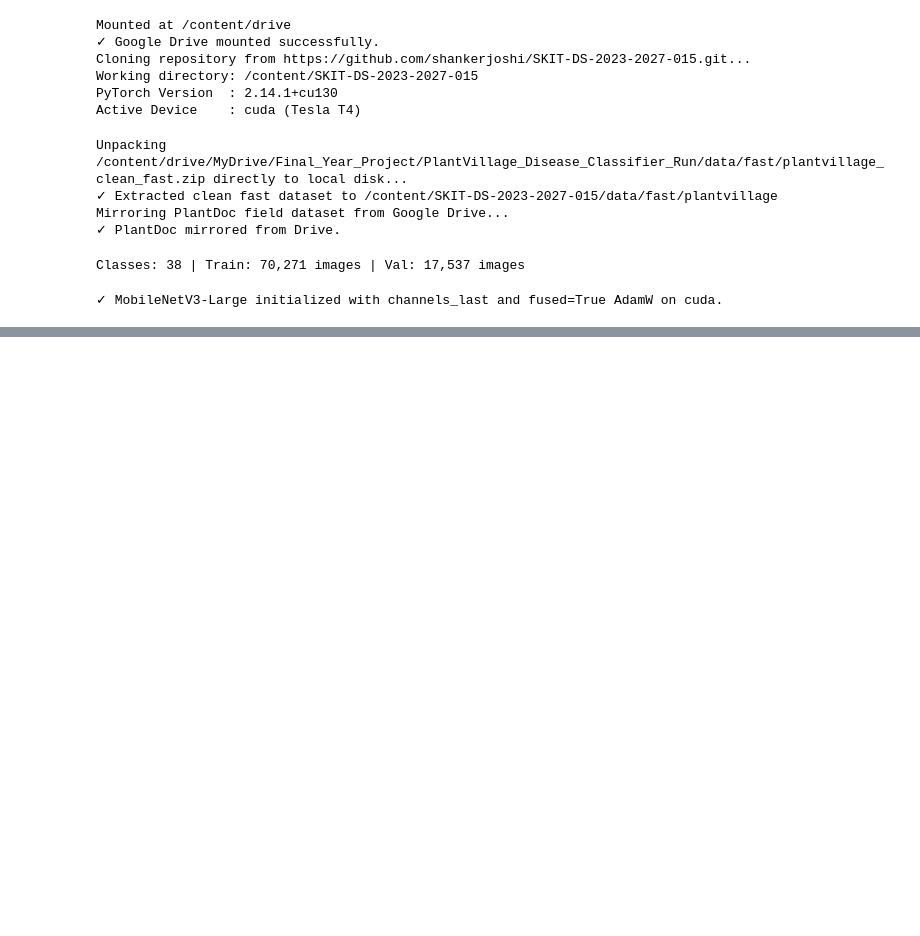
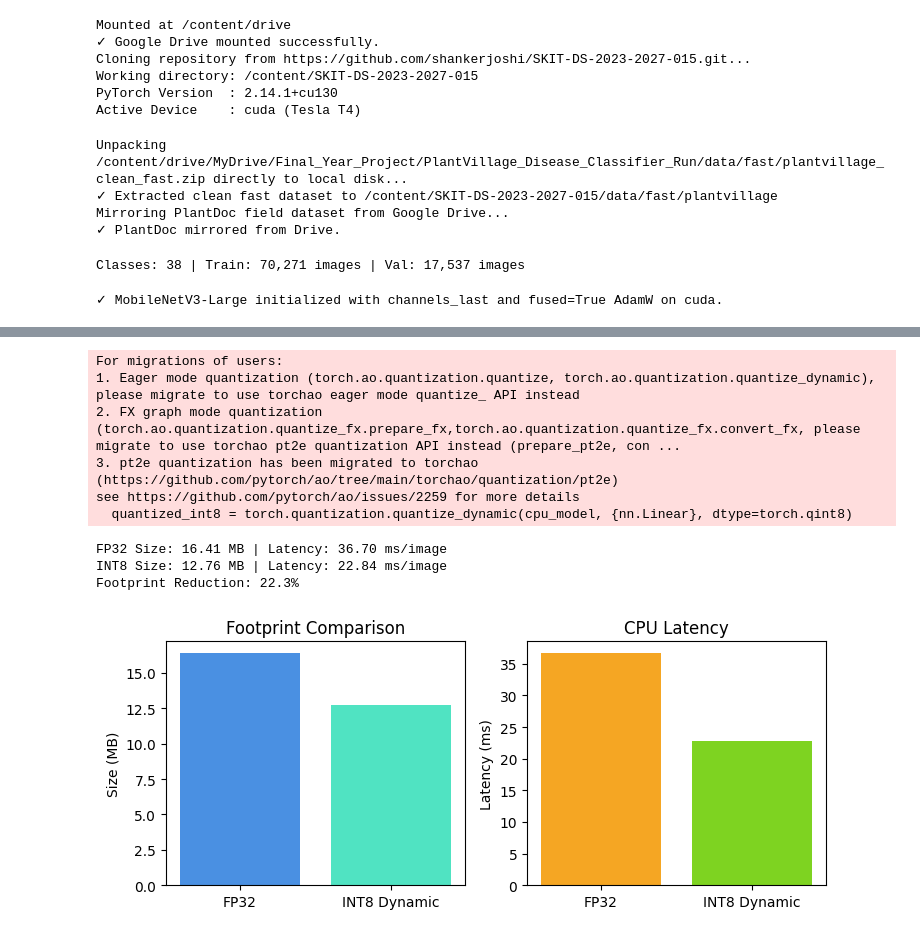
Before and after one commit to shankerjoshi/SKIT-DS-2023-2027-015, a Jupyter notebook: 02_2_train_disease.ipynb, the cells around one changed output, grey strips where cells are left out. Cells and saved outputs as stored; diff of their text form; code cells hidden in the pictures; blank space fills up the shorter version.

```diff
--- a/02_2_train_disease.ipynb
+++ b/02_2_train_disease.ipynb
@@ -443,7 +474,9 @@ print("✓ Grad-CAM attention panel generated.")
 # %%
 # @title Cell 9: Edge Quantization Benchmark (FP32 vs Dynamic INT8)
 cpu_model = build_disease_model(num_classes=NUM_CLASSES, pretrained=False)
-cpu_model.load_state_dict(torch.load(BEST_MODEL_PATH, map_location="cpu")["model_state_dict"])
+cpu_model.load_state_dict(
+    torch.load(BEST_MODEL_PATH, map_location="cpu", weights_only=False)["model_state_dict"]
+)
 cpu_model.eval()
 
 # Dynamic INT8 Quantization
@@ -454,33 +487,44 @@ int8_path = RUNS_DIR / "model_int8_dynamic.pt"
 torch.save(cpu_model.state_dict(), fp32_path)
 torch.save(quantized_int8.state_dict(), int8_path)
 
 fp32_size_mb = os.path.getsize(fp32_path) / (1024 * 1024)
 int8_size_mb = os.path.getsize(int8_path) / (1024 * 1024)
 
 dummy_in = torch.randn(1, 3, 224, 224)
 def measure_latency(m, inp, iters=100):
     for _ in range(10): _ = m(inp)
     t0 = time.perf_counter()
     with torch.no_grad():
         for _ in range(iters): _ = m(inp)
     return ((time.perf_counter() - t0) / iters) * 1000
 
 fp32_lat = measure_latency(cpu_model, dummy_in)
 int8_lat = measure_latency(quantized_int8, dummy_in)
 
 print(f"FP32 Size: {fp32_size_mb:.2f} MB | Latency: {fp32_lat:.2f} ms/image")
 print(f"INT8 Size: {int8_size_mb:.2f} MB | Latency: {int8_lat:.2f} ms/image")
 print(f"Footprint Reduction: {(1 - int8_size_mb/fp32_size_mb)*100:.1f}%")
 
 fig, ax = plt.subplots(1, 2, figsize=(7.5, 3.2))
 ax[0].bar(["FP32", "INT8 Dynamic"], [fp32_size_mb, int8_size_mb], color=["#4A90E2", "#50E3C2"])
 ax[0].set_ylabel("Size (MB)"); ax[0].set_title("Footprint Comparison")
 ax[1].bar(["FP32", "INT8 Dynamic"], [fp32_lat, int8_lat], color=["#F5A623", "#7ED321"])
 ax[1].set_ylabel("Latency (ms)"); ax[1].set_title("CPU Latency")
 plt.tight_layout()
 quant_plot = RUNS_DIR / "quantization_benchmark.png"
 plt.savefig(quant_plot, dpi=120)
 plt.show()
+# %% [output]
+For migrations of users:
+1. Eager mode quantization (torch.ao.quantization.quantize, torch.ao.quantization.quantize_dynamic), please migrate to use torchao eager mode quantize_ API instead
+2. FX graph mode quantization (torch.ao.quantization.quantize_fx.prepare_fx,torch.ao.quantization.quantize_fx.convert_fx, please migrate to use torchao pt2e quantization API instead (prepare_pt2e, con ...
+3. pt2e quantization has been migrated to torchao (https://github.com/pytorch/ao/tree/main/torchao/quantization/pt2e)
+see https://github.com/pytorch/ao/issues/2259 for more details
+  quantized_int8 = torch.quantization.quantize_dynamic(cpu_model, {nn.Linear}, dtype=torch.qint8)
+FP32 Size: 16.41 MB | Latency: 36.70 ms/image
+INT8 Size: 12.76 MB | Latency: 22.84 ms/image
+Footprint Reduction: 22.3%
+[figure, added]
 # %%
 # @title Cell 10: Generate Thesis Ablation Report & Mirror to Drive
 report_text = f"""# Plant Disease Detection: Lab vs. Field Domain Transfer Ablation Study
```
Also changed, not shown: parts of 7 cells of this notebook.
